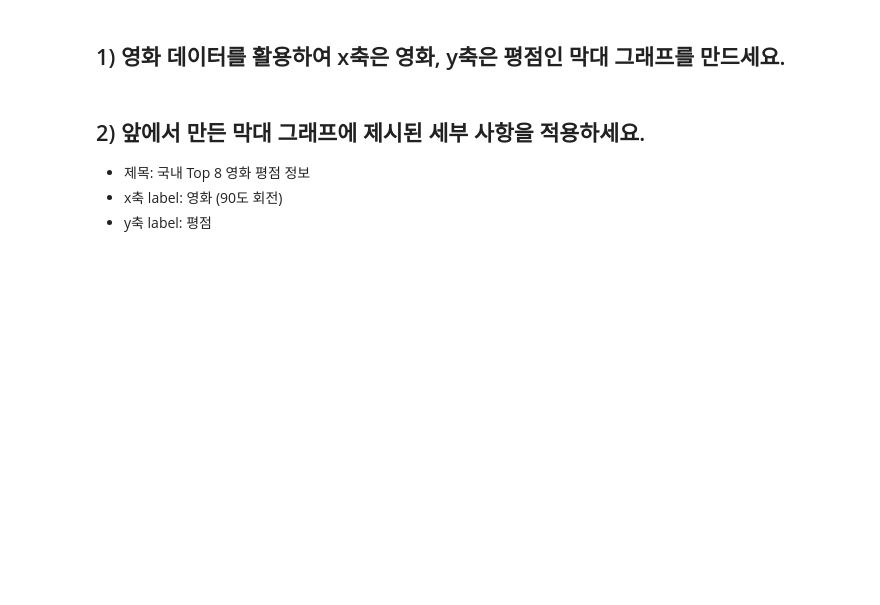
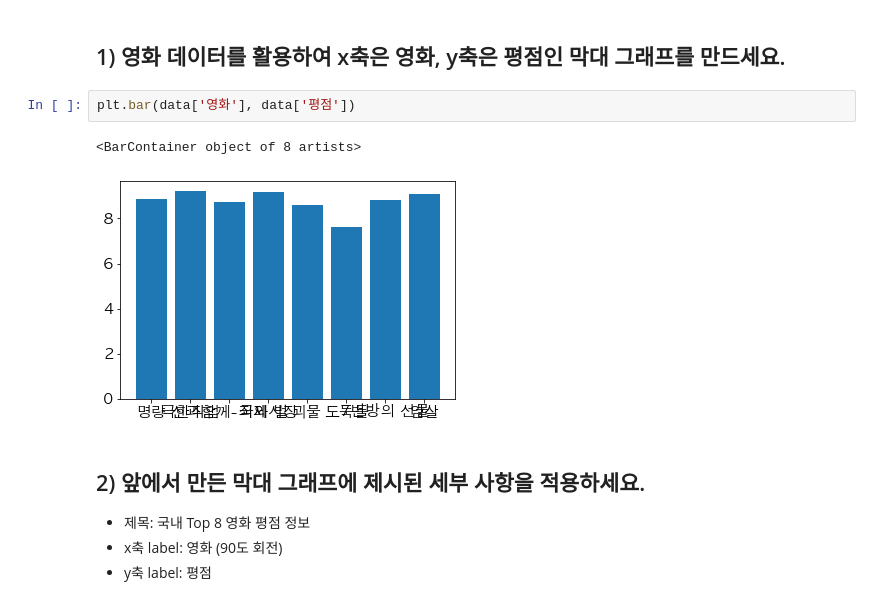
Before and after one commit to kangdy25/Python_DataAnalysis, a Jupyter notebook: Matplotlib_Basic/17_Quiz.ipynb, the cells around one changed output. Drawn from its saved outputs; the diff is of its cells as text; blank space fills up the shorter version.

```diff
--- a/Matplotlib_Basic/17_Quiz.ipynb
+++ b/Matplotlib_Basic/17_Quiz.ipynb
@@ -36,6 +36,11 @@ df
 | 7 | 암살 | 2015 | 1270 | 9.10 |
 # %% [markdown]
 ## 1) 영화 데이터를 활용하여 x축은 영화, y축은 평점인 막대 그래프를 만드세요.
+# %%
+plt.bar(data['영화'], data['평점'])
+# %% [output]
+<BarContainer object of 8 artists>
+[figure, added]
 # %% [markdown]
 ## 2) 앞에서 만든 막대 그래프에 제시된 세부 사항을 적용하세요.
 
```
Also changed, not shown: parts of 4 cells of this notebook, 4 other files.
